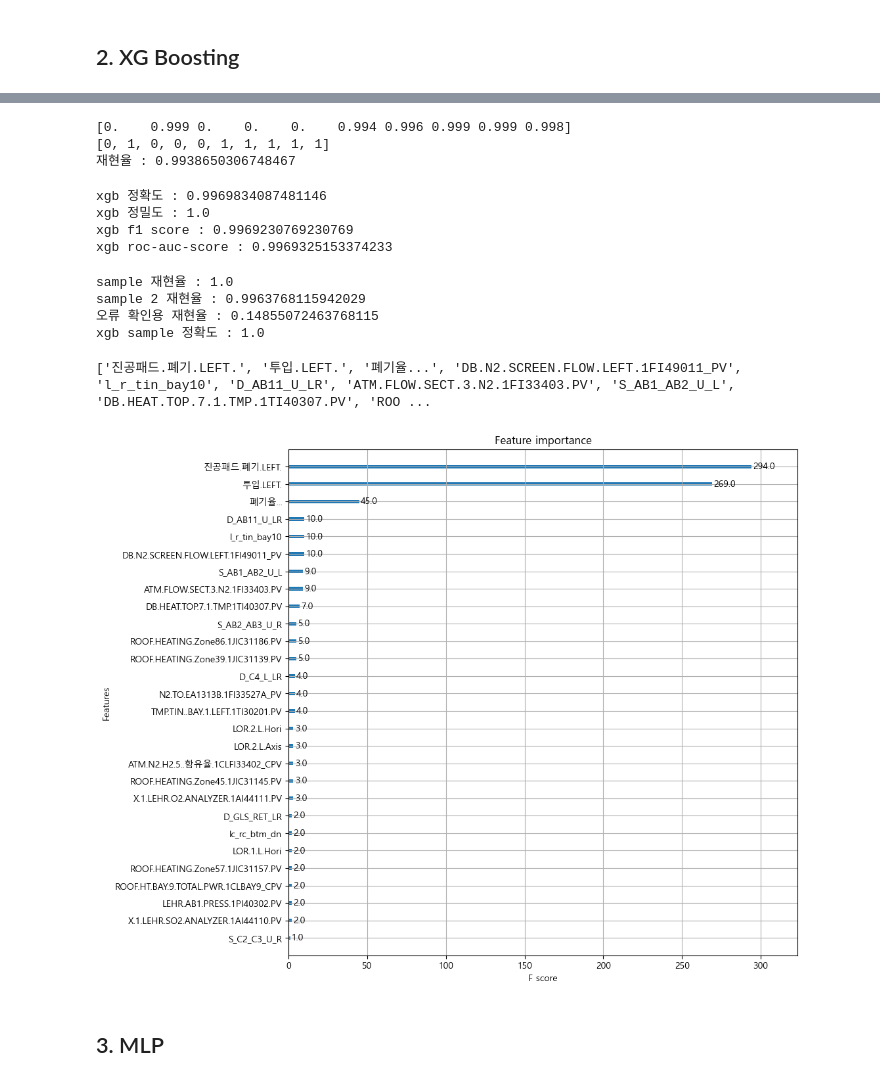
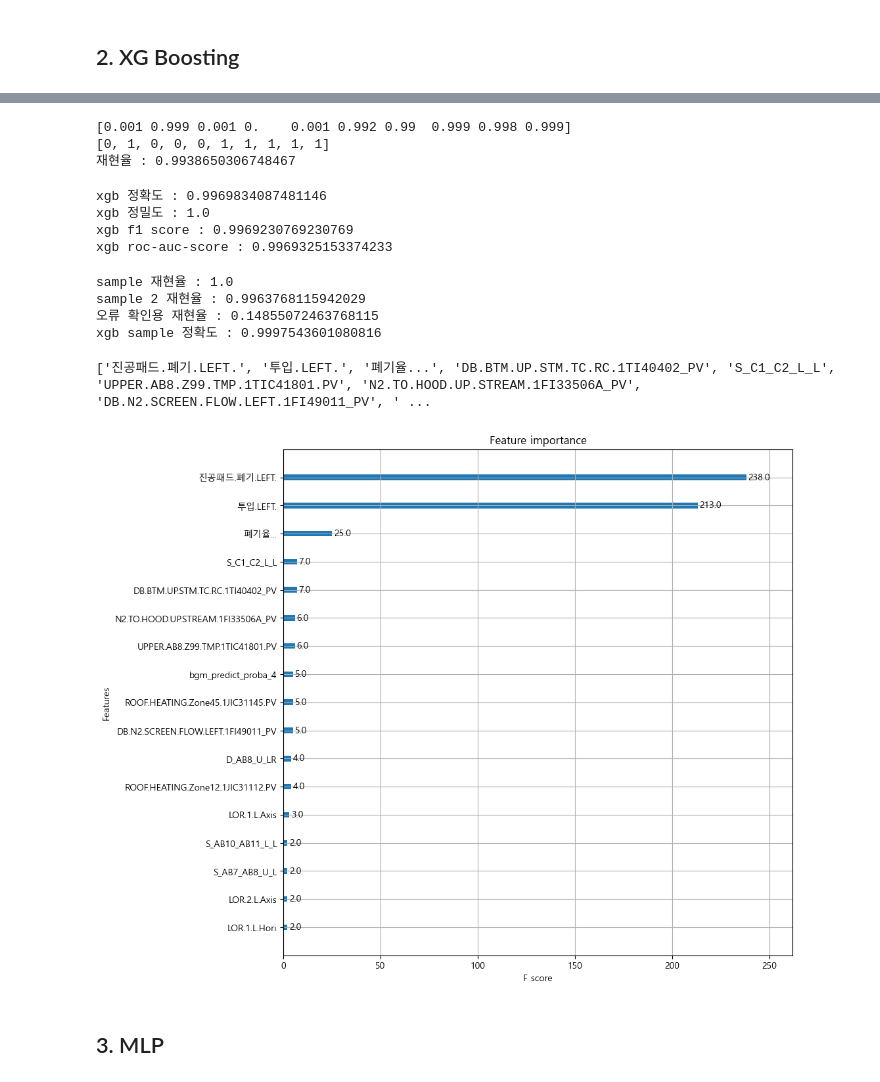
Before and after one commit to gmlwlswls/LGD_anomaly_detection, a Jupyter notebook: 01. 모델링/model_L.Vac.ipynb, the cells around one changed output, grey strips where cells are left out. Drawn from its saved outputs; the diff is of its cells as text; code cells hidden in the pictures.

```diff
--- a/01. 모델링/model_L.Vac.ipynb
+++ b/01. 모델링/model_L.Vac.ipynb
@@ -82,14 +96,15 @@ X_train.shape
 # %% [markdown]
 ## 1. 로지스틱 회귀
 # %%
-from sklearn.linear_model import LogisticRegression
-from sklearn.metrics import recall_score
-
-log_clf = LogisticRegression(random_state= 42, solver= 'lbfgs', multi_class= 'auto')
+log_clf = LogisticRegression(random_state= 42) # solver= 'lbfgs', multi_class= 'auto'
 
 log_clf.fit(X_train, y_train)
 
 log_preds = log_clf.predict(X_test)
 
 print('로지스틱 회귀 재현율 :', recall_score(y_test, log_preds)) # 85.6%
+print('로지스틱 회귀 정확도 :', accuracy_score(y_test, log_preds))
+print('로지스틱 회귀 정밀도 :', precision_score(y_test, log_preds))
+print('로지스틱 회귀 f1-score :', f1_score(y_test, log_preds))
+print('로지스틱 회귀 roc-auc-score :', roc_auc_score(y_test, log_preds))
 # %% [output]
@@ -125,17 +156,14 @@ array(['진공패드.폐기.LEFT.', '폐기율...', 'DB.N2.SCREEN.FLOW.LEFT.1FI4
 # %% [markdown]
 - 하이퍼 파라미터 튜닝
 # %%
-from sklearn.model_selection import GridSearchCV
-
 params = {
-    'n_estimators' : [30, 50, 100],
-    'max_depth' : [10, 15, 20]
+    'n_estimators' : [50, 100, 300, 500, 700],
+    'max_depth' : [15, 30, 50]
 }
 
-
 estimator = RandomForestClassifier(random_state= 42)
-grid_cv = GridSearchCV(estimator= estimator, param_grid= params, cv= 3)
+grid_cv = GridSearchCV(estimator= estimator, param_grid= params, scoring= ['accuracy', 'score'], cv= 5)
 grid_cv.fit(X_train, y_train)
 
-print(grid_cv.best_params_)
+print(grid_cv.best_params_) # 15 50 , 30 500
 # %% [output]
@@ -171,8 +196,6 @@ plt.show()
 # %% [markdown]
 ## 2. XG Boosting
 # %%
-import xgboost as xgb
-
 train_set = xgb.DMatrix(data= X_train, label= y_train)
 test_set = xgb.DMatrix(data= X_test, label= y_test)
 
@@ -181,12 +204,12 @@ test_set = xgb.DMatrix(data= X_test, label= y_test)
 params = {'max_depth' : 5, 'eta' : 0.1, # eta는 학습률
           'objective' : 'binary:logistic', 'eval_matric' : 'logloss'}
 # 예측 횟수
-num_rounds = 700
+num_rounds = 800
 
 # 일반 그라디언트 부스팅은 예측기의 개수를 설정하면 조기종료하지 않고 무조건 예측기 개수만큼 훈련
 wlist= [(train_set, 'train'), (test_set, 'test')]
 xgb_model = xgb.train(params= params, dtrain= train_set, num_boost_round= num_rounds,
-                      evals= wlist, early_stopping_rounds= 100)
+                      evals= wlist, early_stopping_rounds= 20)
 
 
 # max_depth= 5, eta= 0.1 : [262]	train-logloss:0.00169	test-logloss:0.01852 **
@@ -217,6 +240,4 @@ xgb_model = xgb.train(params= params, dtrain= train_set, num_boost_round= num_ro
 # %%
-from sklearn.metrics import recall_score
-
 xgb_preds= xgb_model.predict(test_set)
 print(np.round(xgb_preds[:10], 3)) # 1로 판정할 확률을 리턴함
 
@@ -226,7 +247,7 @@ print(xgb_preds[:10])
 
 print('재현율 :', recall_score(y_test, xgb_preds))
 # %% [output]
-[0.    0.999 0.    0.    0.    0.994 0.996 0.999 0.999 0.998]
+[0.001 0.999 0.001 0.    0.001 0.992 0.99  0.999 0.998 0.999]
 [0, 1, 0, 0, 0, 1, 1, 1, 1, 1]
 재현율 : 0.9938650306748467
 # %%
@@ -247,9 +266,9 @@ xgb roc-auc-score : 0.9969325153374233
 # 한 번 다른 샘플 데이터로도 확인
 
 random_sample_df = pd.read_csv('../data/Vac_total_df.csv', index_col= 0)
-random_sample_df.shape # (8143, 98)
+random_sample_df.shape # (8143, 123)
 
-X_sample = random_sample_df.iloc[: , :-1]
+X_sample = random_sample_df.iloc[: , :-1] # (8143, 122)
 y_sample = random_sample_df['Vac_defect']
 
 X_sample.shape
@@ -277,24 +296,22 @@ print('xgb sample 정확도 :', accuracy_score(y_sample_test, xgb_sample_preds))
 sample 재현율 : 1.0
 sample 2 재현율 : 0.9963768115942029
 오류 확인용 재현율 : 0.14855072463768115
-xgb sample 정확도 : 1.0
+xgb sample 정확도 : 0.9997543601080816
 # %%
 # 피쳐 중요도 시각화
-import matplotlib.pyplot as plt
-from xgboost import plot_importance
 
 fig, ax = plt.subplots(figsize= (10, 10))
 
-plot_importance(booster= xgb_model, ax= ax, max_num_features= 28)
+plot_importance(booster= xgb_model, ax= ax, max_num_features= 17)
 
 feat_importance = xgb_model.get_score(importance_type='weight') # dict [('feature', score')]
 sorted_feat_importance = sorted(feat_importance.items(), key=lambda x: x[1], reverse=True) # 중요도 data, score에 따라 내림차순으로 정렬렬
 
-xgb_feat_importance_28 = [feature for feature, importance in sorted_feat_importance[:28]]
+xgb_feat_importance_17 = [feature for feature, importance in sorted_feat_importance[:17]]
 
-print(xgb_feat_importance_28)
+print(xgb_feat_importance_17)
 # %% [output]
-['진공패드.폐기.LEFT.', '투입.LEFT.', '폐기율...', 'DB.N2.SCREEN.FLOW.LEFT.1FI49011_PV', 'l_r_tin_bay10', 'D_AB11_U_LR', 'ATM.FLOW.SECT.3.N2.1FI33403.PV', 'S_AB1_AB2_U_L', 'DB.HEAT.TOP.7.1.TMP.1TI40307.PV', 'ROO ...
+['진공패드.폐기.LEFT.', '투입.LEFT.', '폐기율...', 'DB.BTM.UP.STM.TC.RC.1TI40402_PV', 'S_C1_C2_L_L', 'UPPER.AB8.Z99.TMP.1TIC41801.PV', 'N2.TO.HOOD.UP.STREAM.1FI33506A_PV', 'DB.N2.SCREEN.FLOW.LEFT.1FI49011_PV', ' ...
-[figure, old version]
+[figure, new version]
 # %% [markdown]
 ## 3. MLP
```
Also changed, not shown: parts of 21 cells of this notebook, 7 other files.
